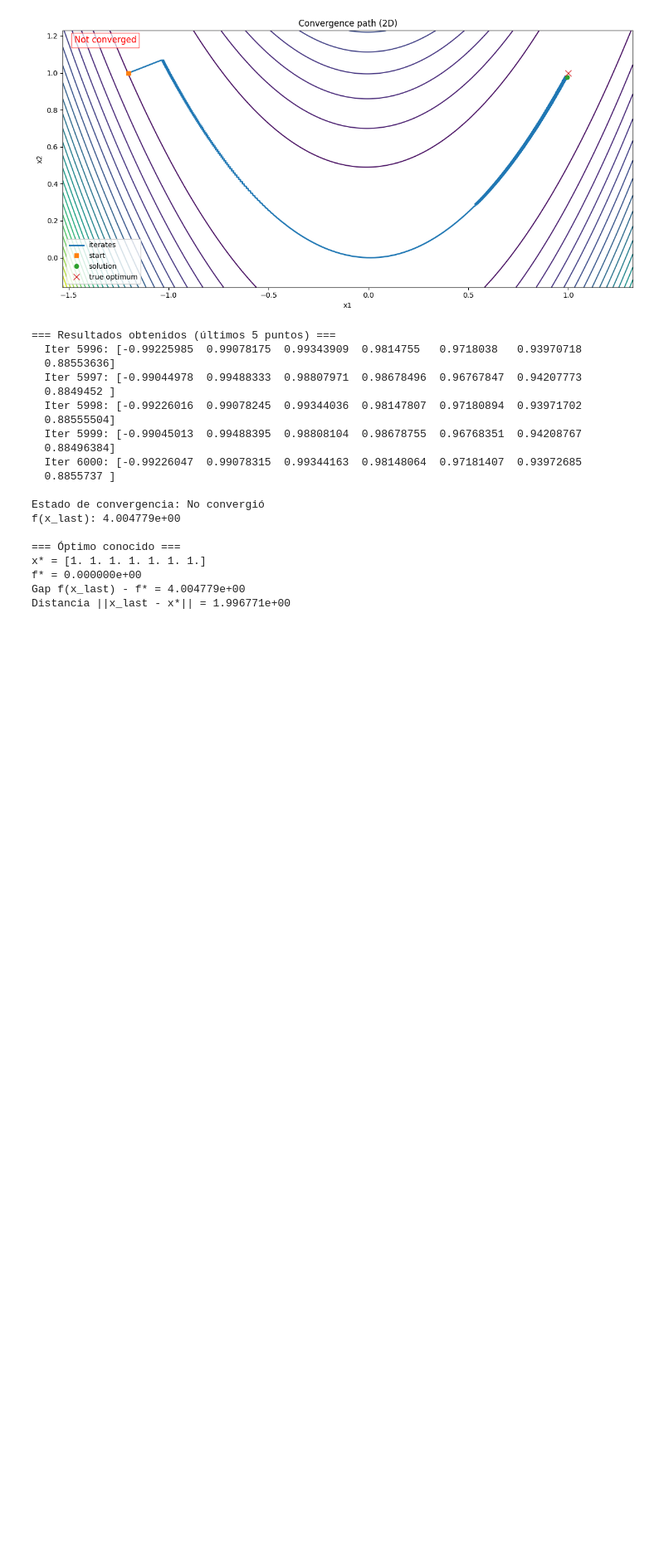
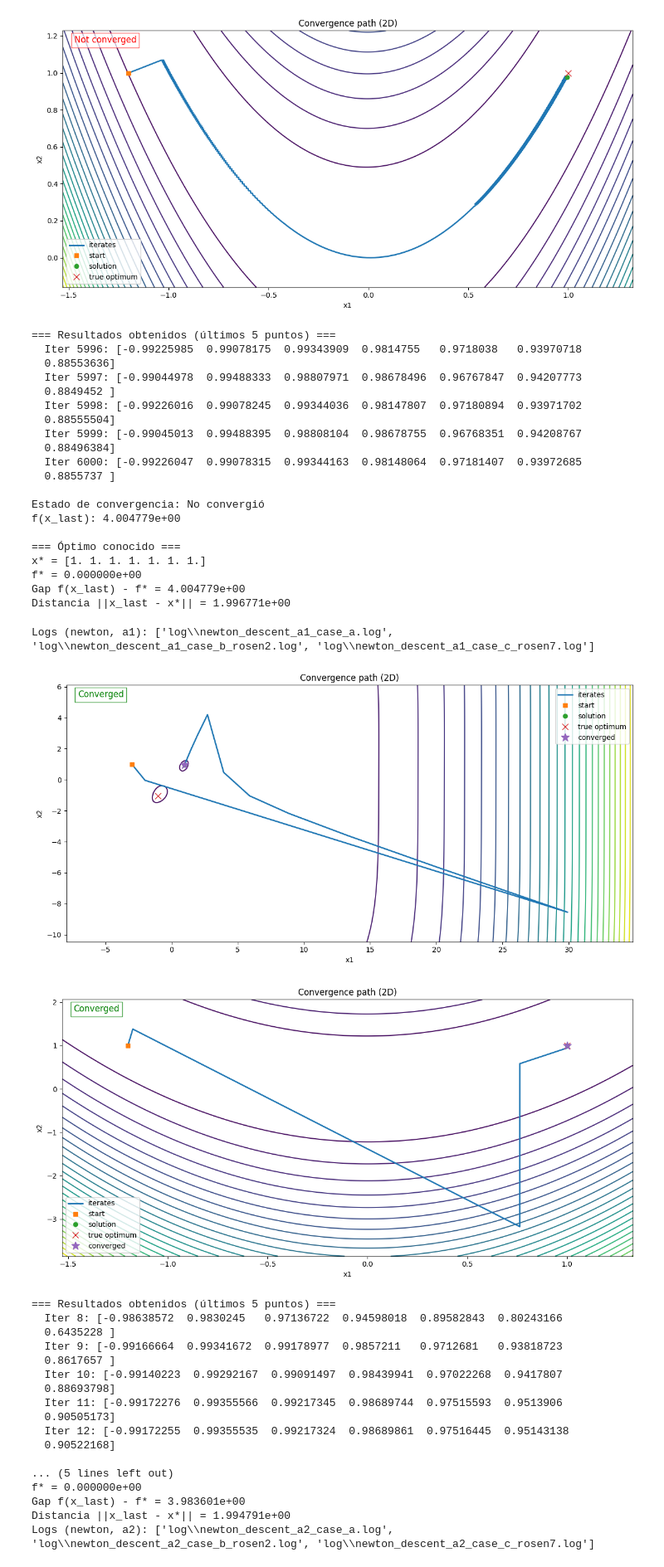
Before and after one commit to JosueSay/labs-ms, a Jupyter notebook: Labs/lab3/problema_1_2/p1_p2.ipynb, the cells around one changed output. Shown at 83% size. Cells and saved outputs as stored; diff of their text form; code cells hidden in the pictures; blank space fills up the shorter version.

Commit message:
feat: añadiendo ejecución de  newton

```diff
--- a/Labs/lab3/problema_1_2/p1_p2.ipynb
+++ b/Labs/lab3/problema_1_2/p1_p2.ipynb
@@ -1199,0 +1260,57 @@ Distancia ||x_last - x*|| = 1.996771e+00
+# %%
+a_1 = 1
+a_2 = 0.1
+
+for tag, alphaA in [("a1", a_1), ("a2", a_2)]:
+    # Correr Newton
+    result_newton = collectNewtonDescentResults(
+        alpha_a=alphaA, alpha_b=1.0, alpha_c=1.0,
+        maxIter_a=350, maxIter_b=200, maxIter_c=200,
+        tol_a=1e-6, tol_b=1e-6, tol_c=1e-6,
+        stopCrit="grad",
+        isPlottable_a=True, isPlottable_b=True, isPlottable_c=False,
+        solveSystem="solve"
+    )
+
+    # Logs con prefijo por variante (a1 / a2)
+    logs_newton = writeIndividualLogs(result_newton, baseDir="log", prefix=f"newton_descent_{tag}")
+    print(f"Logs (newton, {tag}):", logs_newton)
+
+    # Imágenes (2D) con sufijo por variante
+    plotConvergencePath(
+        result_newton["case_a"],
+        f=f_a, x_star=xstar_a, f_star=fstar_a,
+        ampliturd=1, savePath=f"log/newton_case_a_{tag}.png"
+    )
+    plotConvergencePath(
+        result_newton["case_b_rosen2"],
+        f=f_rosen2, x_star=xstar_b, f_star=fstar_b,
+        ampliturd=1, savePath=f"log/newton_case_b_{tag}.png"
+    )
+
+    # 7D → imprime últimos 5 (no guarda imagen)
+    plotConvergencePath(
+        result_newton["case_c_rosen7"],
+        f=f_rosen7, x_star=xstar_c, f_star=fstar_c
+    )
+# %% [output]
+Logs (newton, a1): ['log\\newton_descent_a1_case_a.log', 'log\\newton_descent_a1_case_b_rosen2.log', 'log\\newton_descent_a1_case_c_rosen7.log']
+[figure, added]
+[figure, added]
+=== Resultados obtenidos (últimos 5 puntos) ===
+  Iter 8: [-0.98638572  0.9830245   0.97136722  0.94598018  0.89582843  0.80243166
+  0.6435228 ]
+  Iter 9: [-0.99166664  0.99341672  0.99178977  0.9857211   0.9712681   0.93818723
+  0.8617657 ]
+  Iter 10: [-0.99140223  0.99292167  0.99091497  0.98439941  0.97022268  0.9417807
+  0.88693798]
+  Iter 11: [-0.99172276  0.99355566  0.99217345  0.98689744  0.97515593  0.9513906
+  0.90505173]
+  Iter 12: [-0.99172255  0.99355535  0.99217324  0.98689861  0.97516445  0.95143138
+  0.90522168]
+
+... (5 lines left out)
+f* = 0.000000e+00
+Gap f(x_last) - f* = 3.983601e+00
+Distancia ||x_last - x*|| = 1.994791e+00
+Logs (newton, a2): ['log\\newton_descent_a2_case_a.log', 'log\\newton_descent_a2_case_b_rosen2.log', 'log\\newton_descent_a2_case_c_rosen7.log']
```
Also changed, not shown: parts of 3 cells of this notebook, 4 other files.
